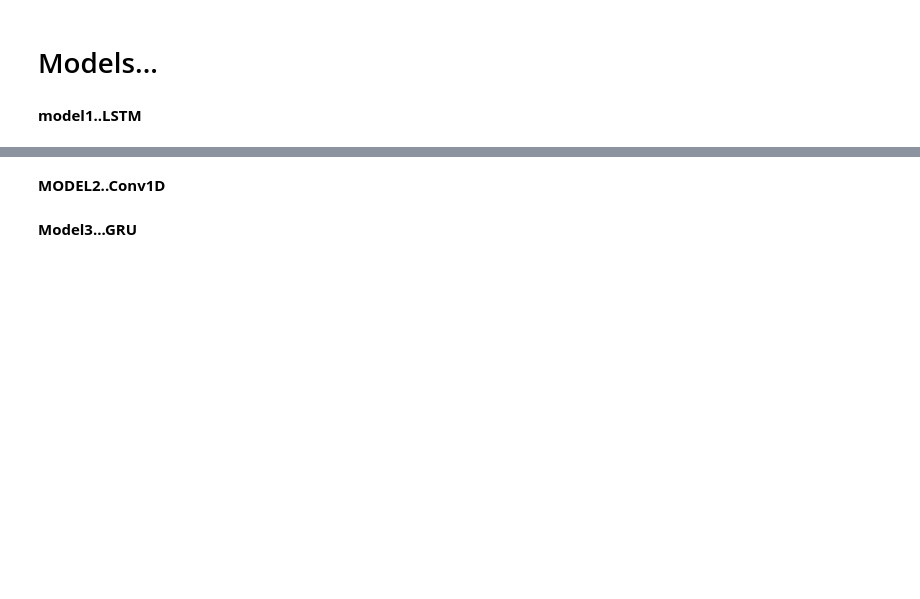
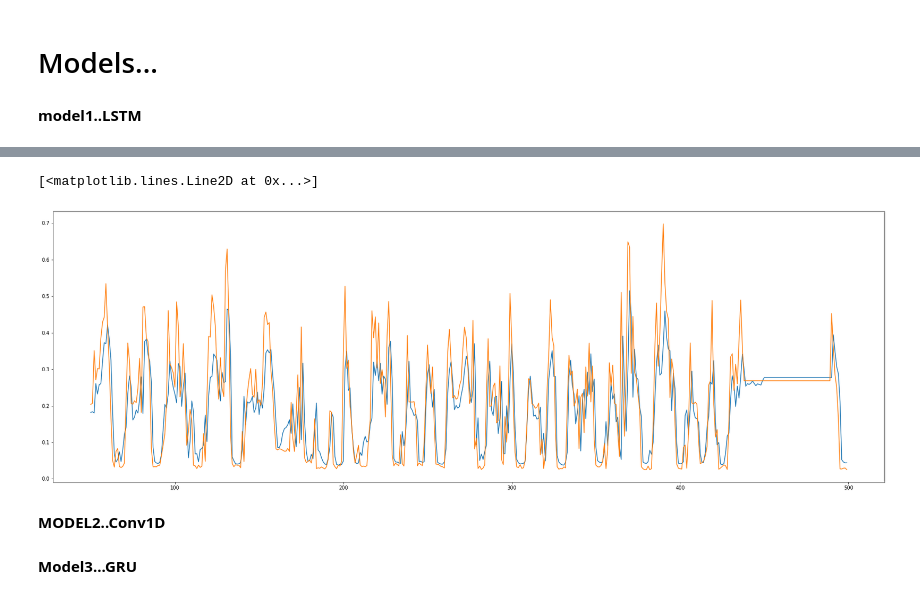
Before and after one commit to chandank21/Electrical-Household-Load-Forecasting, a Jupyter notebook: Load_Forecasting_using_RNN.ipynb, the cells around one changed output, grey strips where cells are left out. Drawn from its saved outputs; the diff is of its cells as text; code cells hidden in the pictures; blank space fills up the shorter version.

```diff
--- a/Load_Forecasting_using_RNN.ipynb
+++ b/Load_Forecasting_using_RNN.ipynb
@@ -137,4 +238,0 @@ plt.plot(train_results['train_target'][50:100])
-# %%
-test_predictions = model1.predict(test_input).flatten()
-test_results = pd.DataFrame(data={'test_predictions':test_predictions, 'test_target':test_target.flatten(),'error':test_target.flatten()-test_predictions})
-test_results
@@ -147,3 +239,11 @@ mean_absolute_percentage_error(test_results.test_predictions,test_results.test_t
+# %%
+import matplotlib.pyplot as plt
+plt.figure(figsize=(30,10))
+plt.plot(test_results['test_predictions'][50:500])
+plt.plot(test_results['test_target'][50:500])
+# %% [output]
+[<matplotlib.lines.Line2D at 0x...>]
+[figure, added]
 # %% [markdown]
 **MODEL2..Conv1D**
 # %%
```
Also changed, not shown: parts of 18 cells of this notebook.
